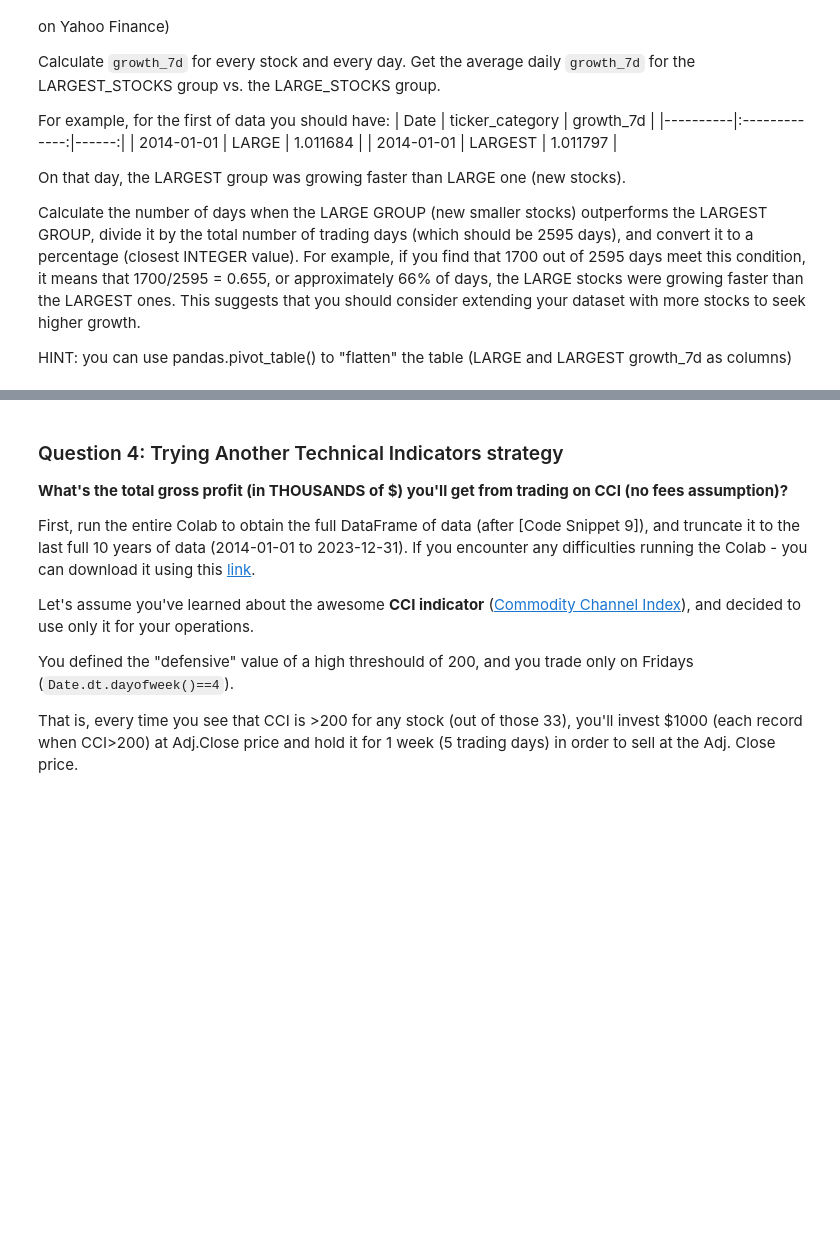
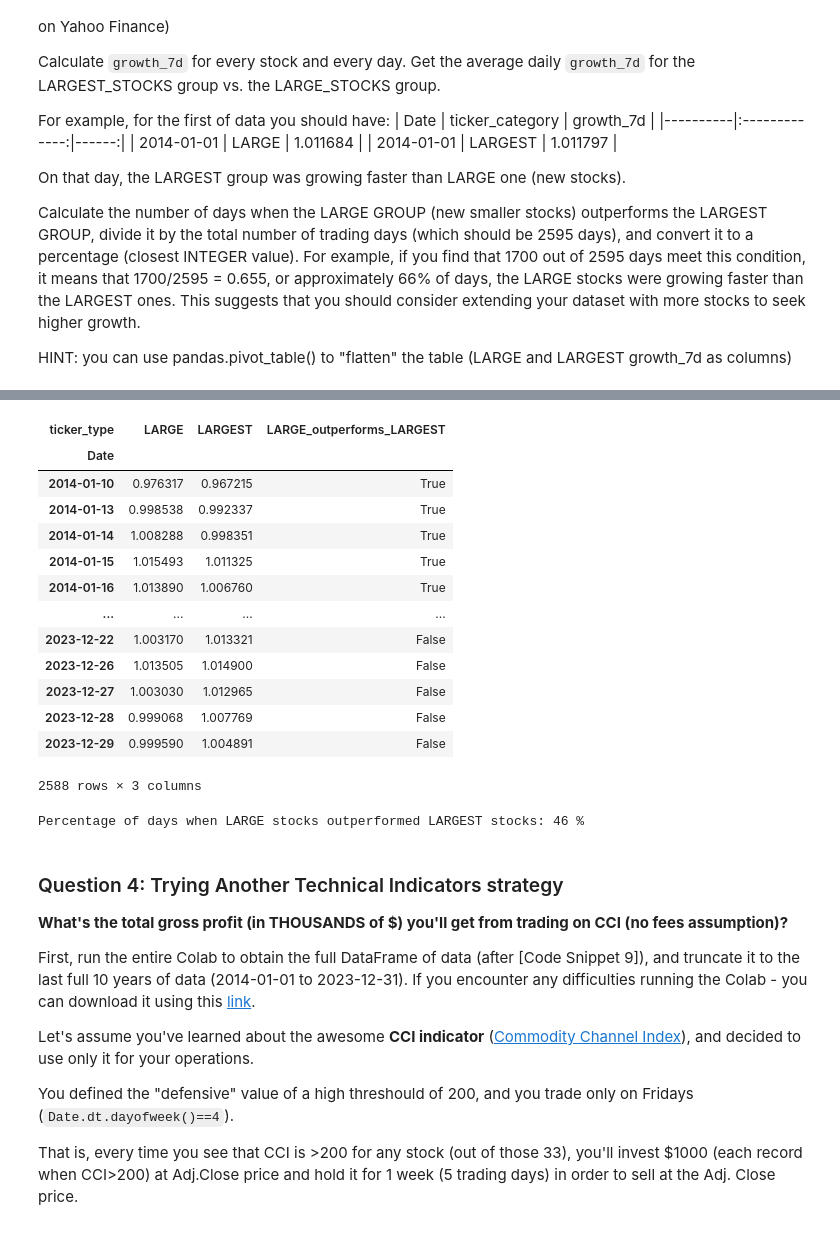
Before and after one commit to alangan17/smazc02, a Jupyter notebook: SMAZC_02_Homework.ipynb, the cells around one changed output, grey strips where cells are left out. Saved outputs shown, nothing was run; the diff lists cells and outputs as text; code cells hidden in the pictures; blank space fills up the shorter version.

```diff
--- a/SMAZC_02_Homework.ipynb
+++ b/SMAZC_02_Homework.ipynb
@@ -318,0 +335,2 @@ HINT: you can use pandas.pivot_table() to "flatten" the table (LARGE and LARGEST
+# %%
+stocks_df = pd.DataFrame({'A' : []})
@@ -318,0 +406,16 @@ HINT: you can use pandas.pivot_table() to "flatten" the table (LARGE and LARGEST
+# %%
+def get_ticker_type(ticker:str, list1, list2):
+  if ticker in list1:
+    return 'LARGEST'
+  elif ticker in list2:
+    return 'LARGE'
+  else:
+    return 'ERROR'
+# %%
+stocks_df['ticker_type'] = stocks_df.Ticker.apply(
+    lambda x:get_ticker_type(
+        x,
+        LARGEST_STOCKS,
+        LARGE_STOCKS
+    )
+)
@@ -318,0 +441,3 @@ HINT: you can use pandas.pivot_table() to "flatten" the table (LARGE and LARGEST
+# %%
+stocks_df_avg_growth_7d = stocks_df.groupby(['Date', 'ticker_type'])['growth_7d'].mean().reset_index()
+stocks_df_avg_growth_7d
@@ -319,3 +458,34 @@ HINT: you can use pandas.pivot_table() to "flatten" the table (LARGE and LARGEST
+# %%
+pivot_table = pd.pivot_table(stocks_df_avg_growth_7d, values='growth_7d', index='Date', columns='ticker_type')
+# Compare growth_7d for LARGE and LARGEST groups
+pivot_table['LARGE_outperforms_LARGEST'] = pivot_table['LARGE'] > pivot_table['LARGEST']
+pivot_table
+# %% [output]
+| ticker_type | LARGE | LARGEST | LARGE_outperforms_LARGEST |
+| Date |  |  |  |
+| 2014-01-10 | 0.976317 | 0.967215 | True |
+| 2014-01-13 | 0.998538 | 0.992337 | True |
+| 2014-01-14 | 1.008288 | 0.998351 | True |
+| 2014-01-15 | 1.015493 | 1.011325 | True |
+| 2014-01-16 | 1.013890 | 1.006760 | True |
+| ... | ... | ... | ... |
+| 2023-12-22 | 1.003170 | 1.013321 | False |
+| 2023-12-26 | 1.013505 | 1.014900 | False |
+| 2023-12-27 | 1.003030 | 1.012965 | False |
+| 2023-12-28 | 0.999068 | 1.007769 | False |
+| 2023-12-29 | 0.999590 | 1.004891 | False |
+2588 rows × 3 columns
+# %%
+# Count the number of days when LARGE outperforms LARGEST
+outperforming_days = pivot_table['LARGE_outperforms_LARGEST'].sum()
+
+# Calculate the percentage
+total_days = 2595
+percentage = int((outperforming_days / total_days) * 100)
+
+print("Percentage of days when LARGE stocks outperformed LARGEST stocks:", percentage, "%")
+# %% [output]
+Percentage of days when LARGE stocks outperformed LARGEST stocks: 46 %
 # %% [markdown]
 ### Question 4: Trying Another Technical Indicators strategy
 
```
Also changed, not shown: parts of 6 cells of this notebook.
